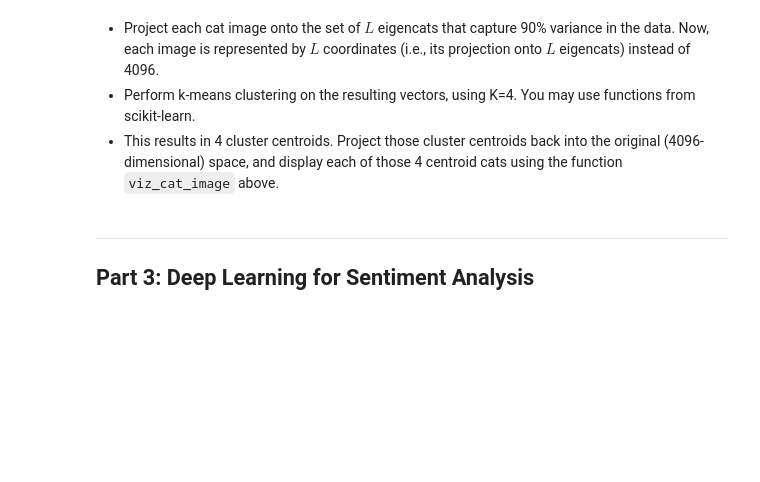
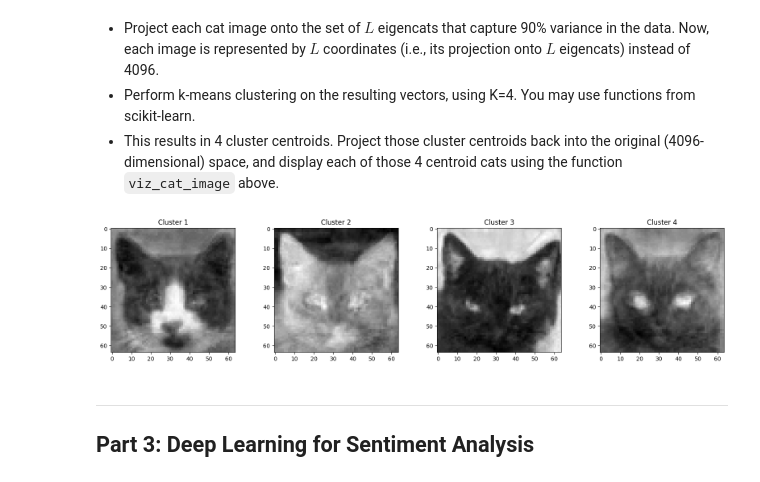
Before and after one commit to JayLi1209/cs4262-5262-2024S, a Jupyter notebook: Assignment5/Assignment5-PCA_Clustering.ipynb, the cells around one changed output. Drawn from its saved outputs; the diff is of its cells as text; code cells hidden in the pictures; blank space fills up the shorter version.

```diff
--- a/Assignment5/Assignment5-PCA_Clustering.ipynb
+++ b/Assignment5/Assignment5-PCA_Clustering.ipynb
@@ -176,9 +245,24 @@ In this part, we will perform clustering on the cat images using k-means. Since
 # %%
 from sklearn.cluster import KMeans
 
 # If you follow the PCA class above, you can use the following code
 num_comp = pca.get_number_of_components_by_variance_explained(.9)
 data_projected = pca.project(num_comp)
+
+# Fit KMeans to the projected data
+kmeans = KMeans(n_clusters=4, random_state=0).fit(data_projected)
+
+# Project the centroids back to the original space
+centroids = pca.reconstruct(num_comp)
+
+# Visualize the centroids
+fig, axes = plt.subplots(1, 4, figsize=(20, 4))
+for i in range(4):
+    ax = axes[i]
+    vis_cat_image(centroids[i], axis=ax)
+    ax.set_title(f'Cluster {i+1}')
+# %% [output]
+[figure, added]
 # %% [markdown]
 ---
 ## Part 3: Deep Learning for Sentiment Analysis
```
Also changed, not shown: parts of 17 cells of this notebook.
